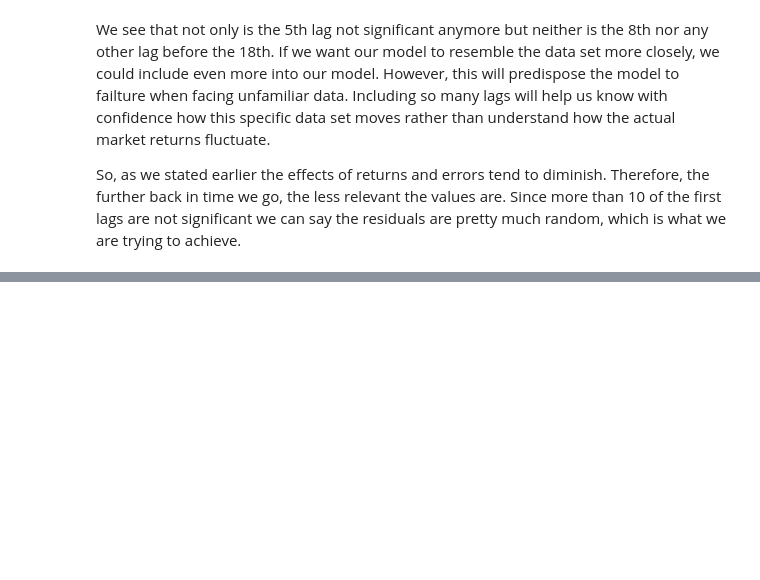
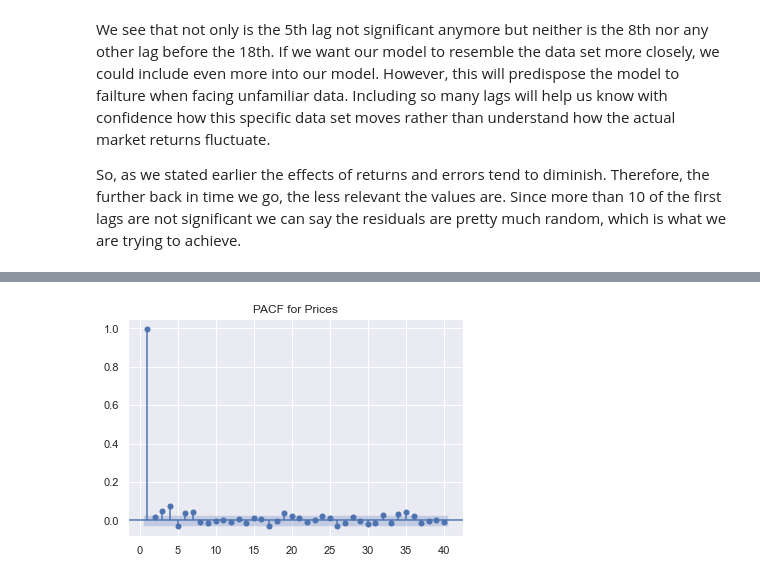
Before and after one commit to mkang32/snp500-analysis, a Jupyter notebook: notebooks/5.the_ARMA.ipynb, the cells around one changed output, grey strips where cells are left out. Saved outputs shown, nothing was run; the diff lists cells and outputs as text; code cells hidden in the pictures; blank space fills up the shorter version.

```diff
--- a/notebooks/5.the_ARMA.ipynb
+++ b/notebooks/5.the_ARMA.ipynb
@@ -506,0 +519,6 @@ So, as we stated earlier the effects of returns and errors tend to diminish. The
+# %%
+sgt.plot_pacf(df.market_value, zero=False, lags=40, method=('ols'))
+plt.title("PACF for Prices")
+plt.show()
+# %% [output]
+[figure, added]
```
Also changed, not shown: parts of 22 cells of this notebook.
